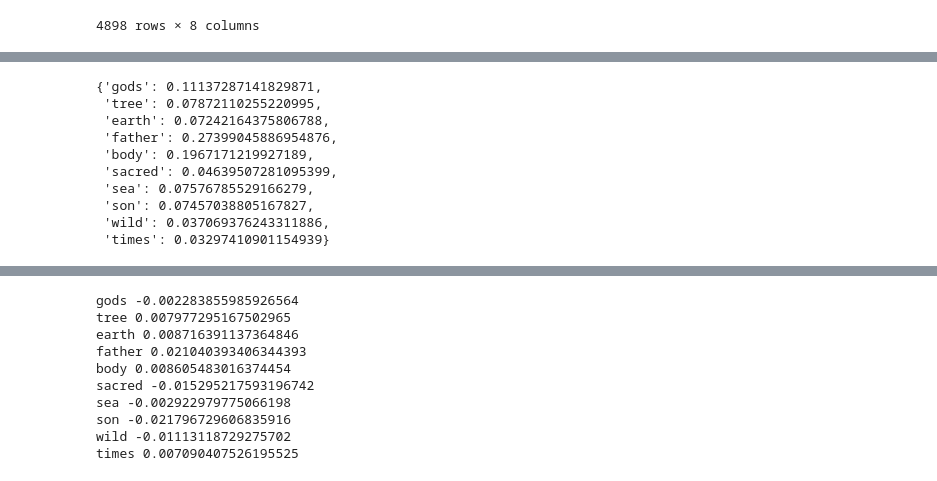
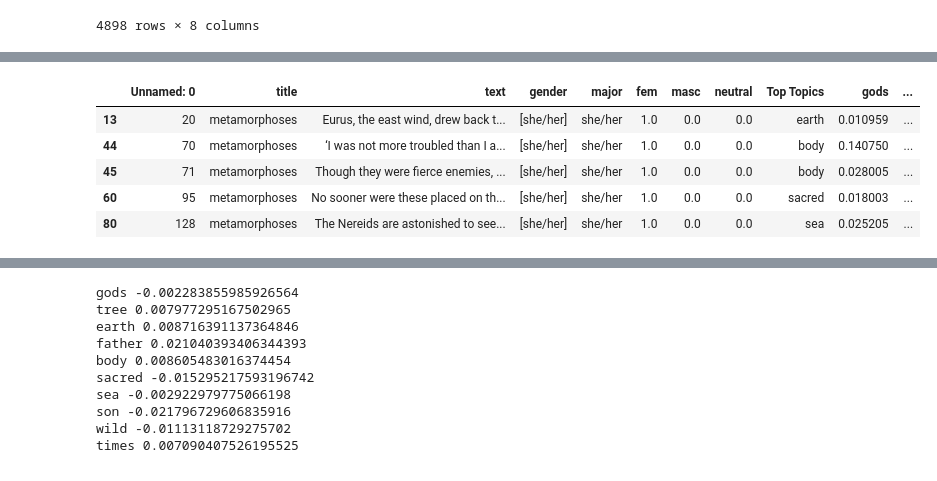
Before and after one commit to chtmp223/gender_power, a Jupyter notebook: topic-modeling/lda-analysis.ipynb, the cells around one changed output, grey strips where cells are left out. Saved outputs shown, nothing was run; the diff lists cells and outputs as text; code cells hidden in the pictures.

```diff
--- a/topic-modeling/lda-analysis.ipynb
+++ b/topic-modeling/lda-analysis.ipynb
@@ -217,27 +196,25 @@ docs_filtered = docs_subset[docs_subset['gender'].str.len() > 0].reset_index(dro
 # %%
 # Get top topics for each gender ----
 fem_major = docs_filtered[docs_filtered['major'] == 'she/her']
 doc_id_fem = fem_major['Unnamed: 0'].tolist()
 top_fem = docs_subset.iloc[doc_id_fem, :]
-fem = {}
+fem = {}  # delta
 for topic in naming.keys():
   fem[topic] = np.mean(top_fem[topic])
-fem
+
+
+# Another way to do it ----
 fem_topics = fem_major['Top Topics'].tolist()
 fem_counter = dict(Counter(fem_topics))
 fem_top = sorted(fem_counter.items(), key=lambda x:x[1], reverse=True)[:3]
 fem_major.head()
 # %% [output]
-{'gods': 0.11137287141829871,
- 'tree': 0.07872110255220995,
- 'earth': 0.07242164375806788,
- 'father': 0.27399045886954876,
- 'body': 0.1967171219927189,
- 'sacred': 0.04639507281095399,
- 'sea': 0.07576785529166279,
- 'son': 0.07457038805167827,
- 'wild': 0.037069376243311886,
- 'times': 0.03297410901154939}
+|  | Unnamed: 0 | title | text | gender | major | fem | masc | neutral | Top Topics | gods | ... |
+| 13 | 20 | metamorphoses | Eurus, the east wind, drew back t... | [she/her] | she/her | 1.0 | 0.0 | 0.0 | earth | 0.010959 | ... |
+| 44 | 70 | metamorphoses | ‘I was not more troubled than I a... | [she/her] | she/her | 1.0 | 0.0 | 0.0 | body | 0.140750 | ... |
+| 45 | 71 | metamorphoses | Though they were fierce enemies, ... | [she/her] | she/her | 1.0 | 0.0 | 0.0 | body | 0.028005 | ... |
+| 60 | 95 | metamorphoses | No sooner were these placed on th... | [she/her] | she/her | 1.0 | 0.0 | 0.0 | sacred | 0.018003 | ... |
+| 80 | 128 | metamorphoses | The Nereids are astonished to see... | [she/her] | she/her | 1.0 | 0.0 | 0.0 | sea | 0.025205 | ... |
 # %%
 # Get top topics for each gender ----
 masc_major = docs_filtered[docs_filtered['major'] == 'he/him/his']
```
Also changed, not shown: parts of 5 cells of this notebook.
